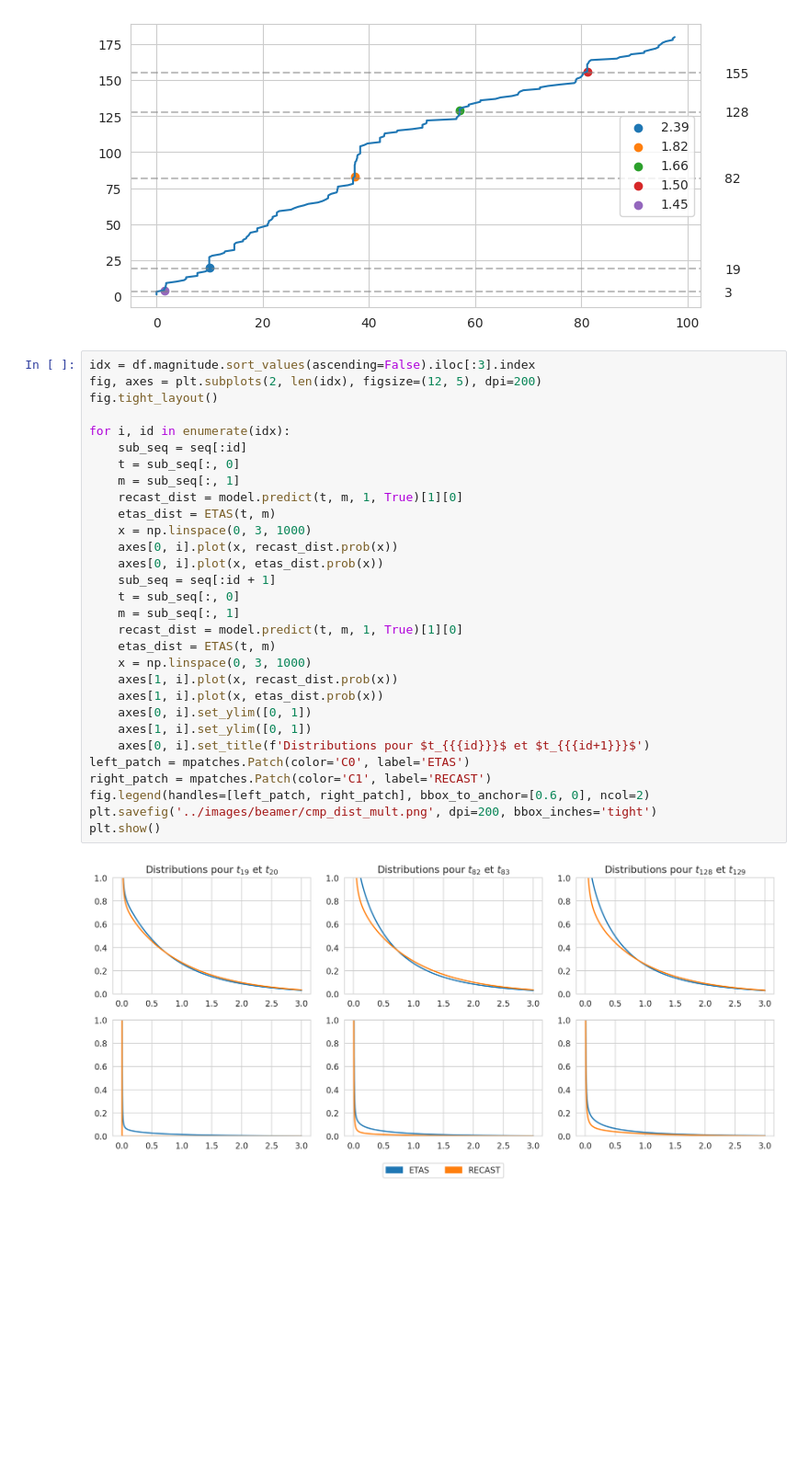
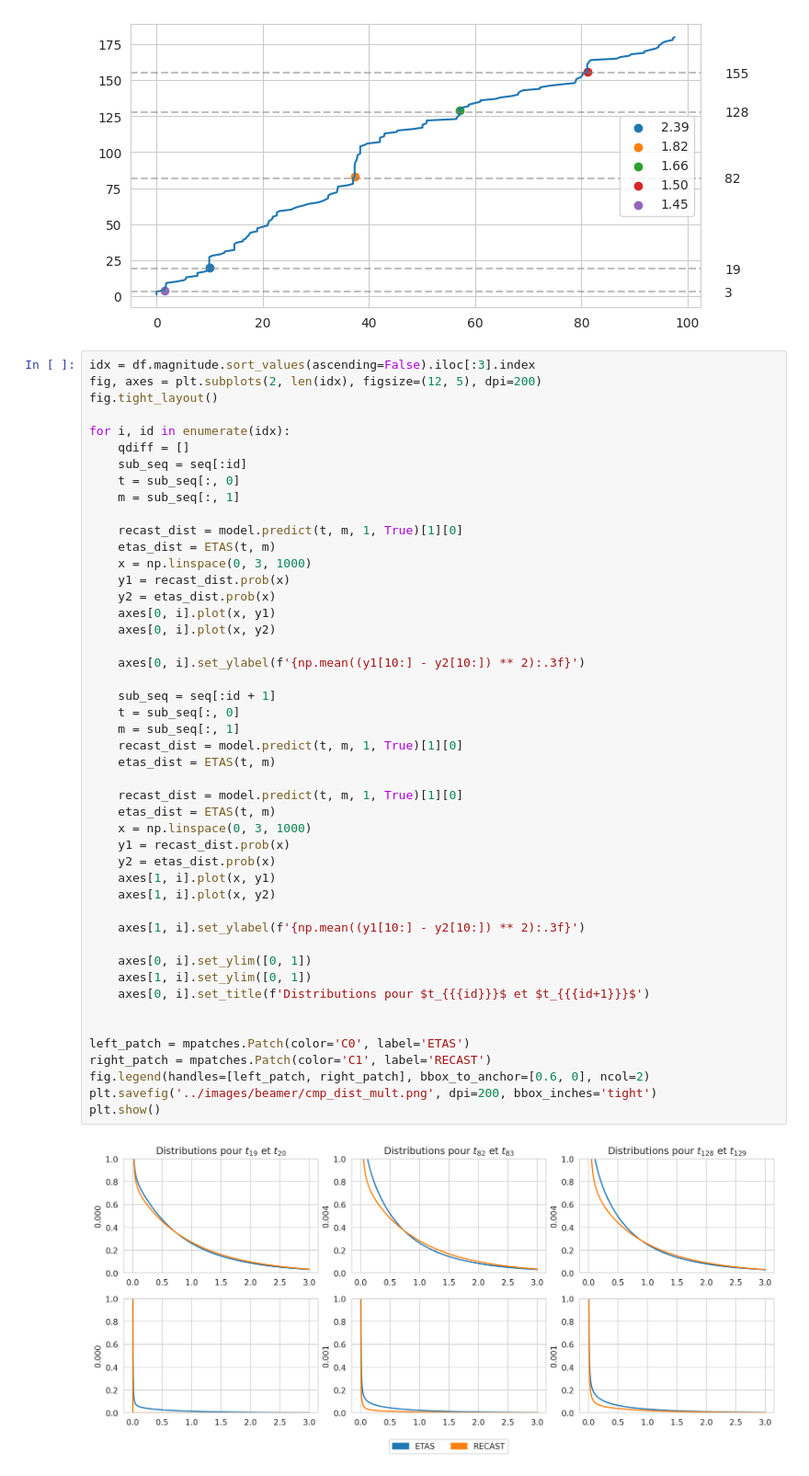
Before and after one commit to alphonsepaix/recast, a Jupyter notebook: notebooks/beamer.ipynb, the cells around one changed output. Shown: that part at 92% size. Cells and saved outputs as stored; diff of their text form; blank space fills up the shorter version.

```diff
--- a/notebooks/beamer.ipynb
+++ b/notebooks/beamer.ipynb
@@ -251,32 +251,49 @@ plt.show()
 # %%
 idx = df.magnitude.sort_values(ascending=False).iloc[:3].index
 fig, axes = plt.subplots(2, len(idx), figsize=(12, 5), dpi=200)
 fig.tight_layout()
 
 for i, id in enumerate(idx):
+    qdiff = []
     sub_seq = seq[:id]
     t = sub_seq[:, 0]
     m = sub_seq[:, 1]
+
     recast_dist = model.predict(t, m, 1, True)[1][0]
     etas_dist = ETAS(t, m)
     x = np.linspace(0, 3, 1000)
-    axes[0, i].plot(x, recast_dist.prob(x))
-    axes[0, i].plot(x, etas_dist.prob(x))
+    y1 = recast_dist.prob(x)
+    y2 = etas_dist.prob(x)
+    axes[0, i].plot(x, y1)
+    axes[0, i].plot(x, y2)
+
+    axes[0, i].set_ylabel(f'{np.mean((y1[10:] - y2[10:]) ** 2):.3f}')
+
     sub_seq = seq[:id + 1]
     t = sub_seq[:, 0]
     m = sub_seq[:, 1]
     recast_dist = model.predict(t, m, 1, True)[1][0]
     etas_dist = ETAS(t, m)
+
+    recast_dist = model.predict(t, m, 1, True)[1][0]
+    etas_dist = ETAS(t, m)
     x = np.linspace(0, 3, 1000)
-    axes[1, i].plot(x, recast_dist.prob(x))
-    axes[1, i].plot(x, etas_dist.prob(x))
+    y1 = recast_dist.prob(x)
+    y2 = etas_dist.prob(x)
+    axes[1, i].plot(x, y1)
+    axes[1, i].plot(x, y2)
+
+    axes[1, i].set_ylabel(f'{np.mean((y1[10:] - y2[10:]) ** 2):.3f}')
+
     axes[0, i].set_ylim([0, 1])
     axes[1, i].set_ylim([0, 1])
     axes[0, i].set_title(f'Distributions pour $t_{{{id}}}$ et $t_{{{id+1}}}$')
+
+
 left_patch = mpatches.Patch(color='C0', label='ETAS')
 right_patch = mpatches.Patch(color='C1', label='RECAST')
 fig.legend(handles=[left_patch, right_patch], bbox_to_anchor=[0.6, 0], ncol=2)
 plt.savefig('../images/beamer/cmp_dist_mult.png', dpi=200, bbox_inches='tight')
 plt.show()
 # %% [output]
-[figure, old version]
+[figure, new version]
```
Also changed, not shown: 1 other file.
